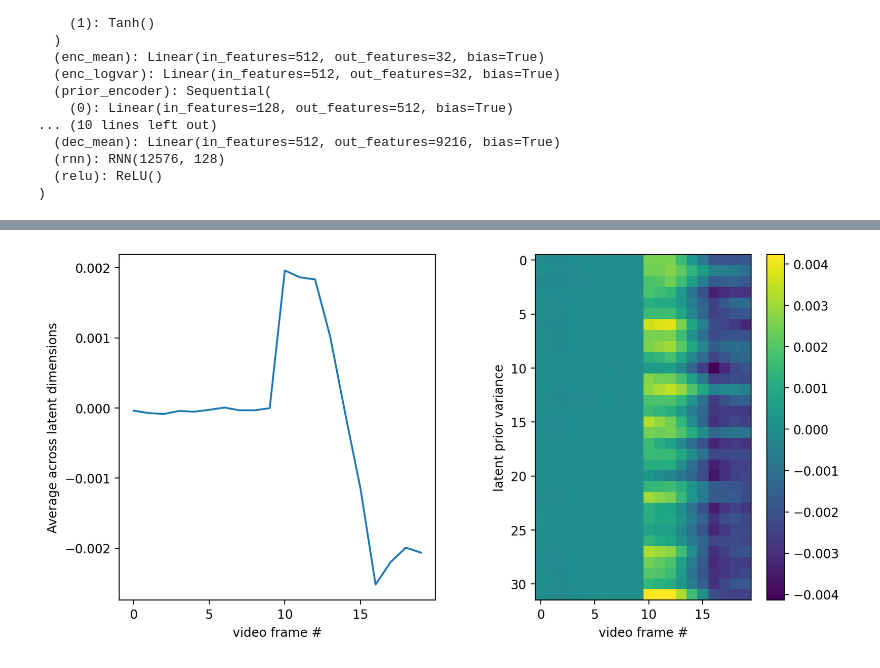
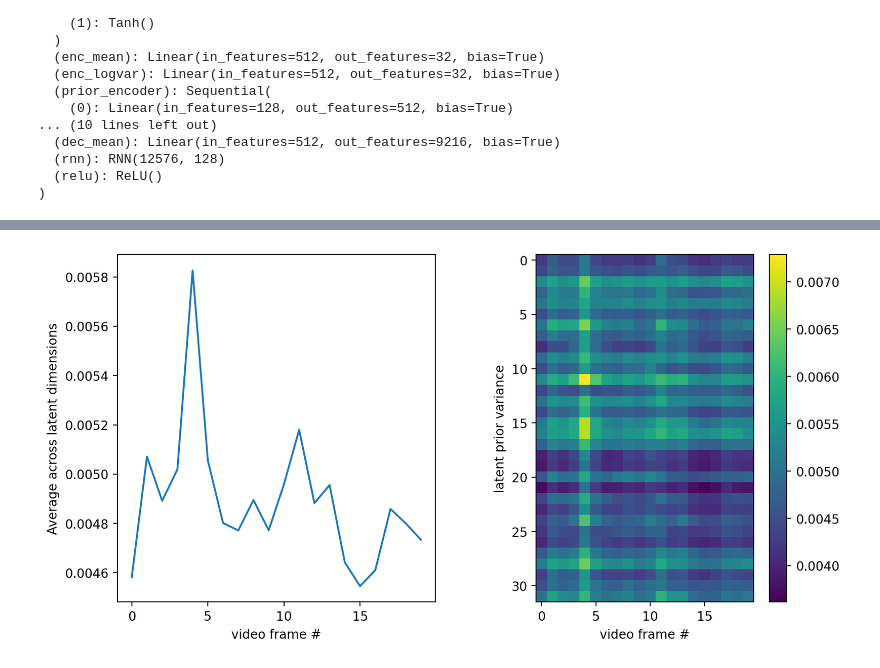
Before and after one commit to FelixHub/serotonin_model, a Jupyter notebook: dvae convolution.ipynb, the cells around one changed output, grey strips where cells are left out. Saved outputs shown, nothing was run; the diff lists cells and outputs as text; code cells hidden in the pictures.

```diff
--- a/dvae convolution.ipynb
+++ b/dvae convolution.ipynb
@@ -21,7 +21,7 @@ cuda
 # %%
 # import data from the moving mnist dataset
 # data = np.load('data/bouncing_mnist_test.npy')
-data = np.load('data/moving_mnist_200_generated.npy')
+data = np.load('data/test_factory_data_better_pos_glitch.npy')
 
 # normalize the data to be between 0 and 1 (better training performance for some reason)
 data = data / 255
@@ -276,9 +276,9 @@ def plot_video_comparison(video,reconstructed_video):
         ax[1,i].axis('off')
     fig.tight_layout()
 
-random_index = np.random.randint(200)
-# sample = data[random_index]
-sample = np.concatenate((data[random_index][:10],data[random_index+1][:10]))
+random_index = np.random.randint(100)
+sample = data[random_index]
+# sample = np.concatenate((data[random_index][:15],data[random_index+1][15:]))
 sample_tensor = torch.reshape(torch.tensor(sample).float(),(20,1,64,64)).float().to(device)
 y, mean, logvar, mean_prior, logvar_prior, z = vrnn.forward(sample_tensor,generation_mode=False)
 reconstructed_sample = y.cpu().detach().numpy().reshape((20,64,64))
@@ -326,10 +326,16 @@ plt.show()
 # %%
-def get_variances_and_latents(shuffle: bool = False, offset: int = 100, switch_frame: int = 10) -> tuple:
+def get_variances_and_latents(shuffle: str = "position", offset: int = 100) -> tuple:
     idx = np.random.randint(100)
     sample = data[idx]
 
-    if shuffle:
-        sample = np.concatenate((data[idx][:switch_frame],data[idx+offset][:switch_frame]))
+    if shuffle == "none":
+        sample = data[idx]
+    elif shuffle == "position":
+        switch_frame = 10
+        sample = np.concatenate((data[idx][:switch_frame], data[idx-offset][:switch_frame]))
+    elif shuffle == "digit":
+        switch_frame = 10
+        sample = np.concatenate((data[idx][:switch_frame], data[idx-offset][switch_frame:]))
 
     sample_tensor = torch.reshape(torch.tensor(sample).float(),(20,1,64,64)).float().to(device)
     y, mean, logvar, mean_prior, logvar_prior, z = vrnn.forward(sample_tensor,generation_mode=False)
@@ -341,14 +347,14 @@ def tensor_to_numpy_arr(tensor: torch.Tensor, latent_size=latent_size) -> np.nda
     return tensor.cpu().detach().numpy().reshape((20,latent_size))
 
 
-def compute_average_latent_prior_variance(n_samples: int = 100) -> np.ndarray:
+def compute_average_latent_prior_variance(n_samples: int = 100, shuffle: str = "position") -> np.ndarray:
 
     var_priors = []
     var_priors_baseline = []
 
     for i in range(n_samples):
-        logvar_prior_baseline, _, _ = get_variances_and_latents(shuffle=False)
-        logvar_prior, _, _ = get_variances_and_latents(shuffle=True)
+        logvar_prior_baseline, _, _ = get_variances_and_latents(shuffle=shuffle)
+        logvar_prior, _, _ = get_variances_and_latents(shuffle=shuffle)
 
         var_priors += [np.exp(tensor_to_numpy_arr(logvar_prior))]
         var_priors_baseline += [np.exp(tensor_to_numpy_arr(logvar_prior_baseline))]
@@ -356,7 +362,7 @@ def compute_average_latent_prior_variance(n_samples: int = 100) -> np.ndarray:
         # var_posterior = np.exp(extract(logvar))
         # latent_var = extract(z)
 
-    return (np.mean(var_priors, axis=0) - np.mean(var_priors_baseline, axis=0))
+    return (np.mean(var_priors, axis=0)) #- np.mean(var_priors_baseline, axis=0))
 
 def plot_latent_prior_variance(var_prior_averaged: np.ndarray) -> None:
     plt.figure(figsize=(10, 5))
@@ -374,7 +380,7 @@ def plot_latent_prior_variance(var_prior_averaged: np.ndarray) -> None:
     plt.ylabel('Average across latent dimensions')
     plt.show()
 # %%
-var_prior_averaged = compute_average_latent_prior_variance(n_samples=100)
+var_prior_averaged = compute_average_latent_prior_variance(n_samples=100, shuffle="none")
 plot_latent_prior_variance(var_prior_averaged)
 # %% [output]
-[figure, old version]
+[figure, new version]
```
Also changed, not shown: parts of 3 cells of this notebook.
